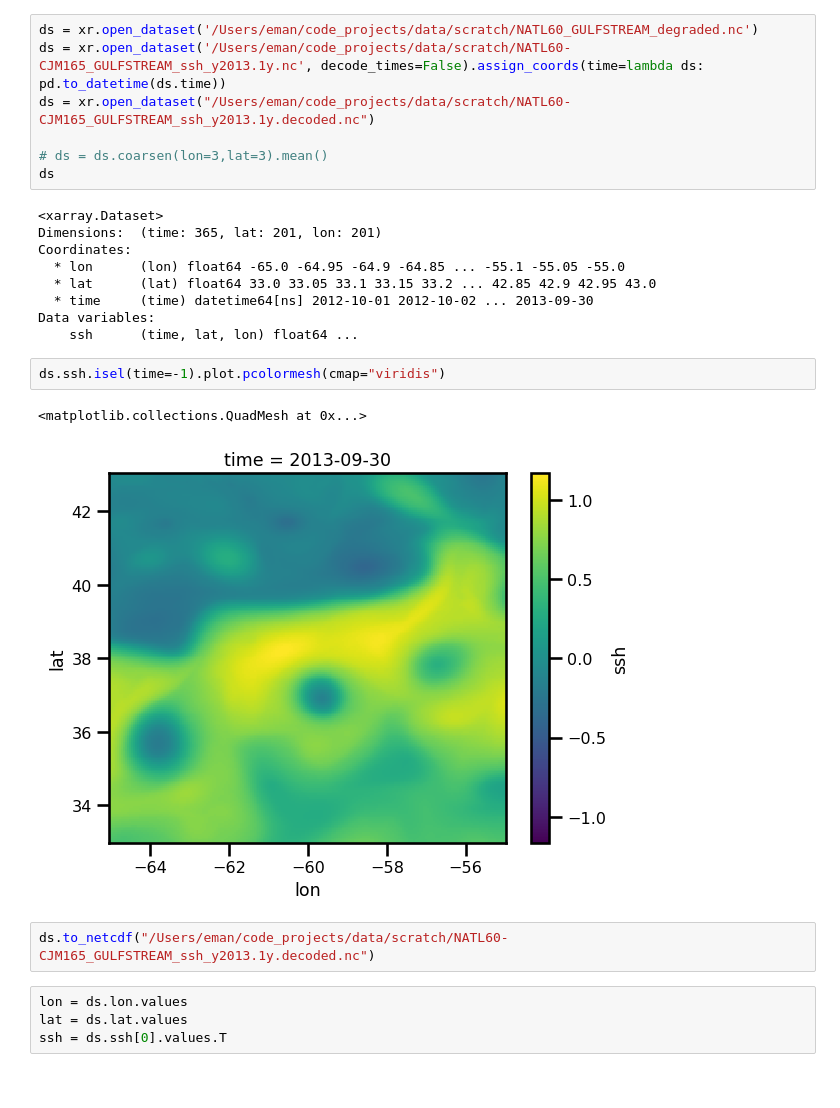
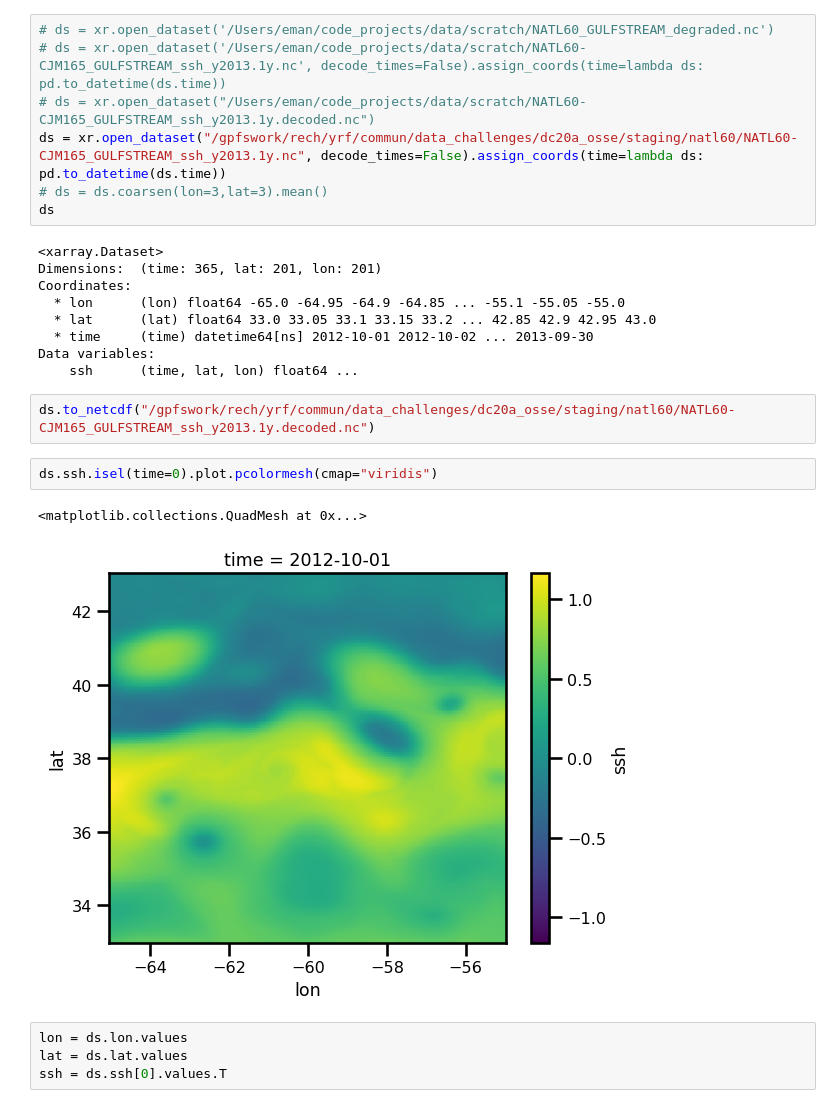
Before and after one commit to jejjohnson/jaxsw, a Jupyter notebook: notebooks/dev/eman/12_steps_2_NS/5.3_QG.ipynb, the cells around one changed output. Saved outputs shown, nothing was run; the diff lists cells and outputs as text.

```diff
--- a/notebooks/dev/eman/12_steps_2_NS/5.3_QG.ipynb
+++ b/notebooks/dev/eman/12_steps_2_NS/5.3_QG.ipynb
@@ -65,10 +65,10 @@ Source:
 # %% [markdown]
 ## Read input SSH
 # %%
-ds = xr.open_dataset('/Users/eman/code_projects/data/scratch/NATL60_GULFSTREAM_degraded.nc')
-ds = xr.open_dataset('/Users/eman/code_projects/data/scratch/NATL60-CJM165_GULFSTREAM_ssh_y2013.1y.nc', decode_times=False).assign_coords(time=lambda ds: pd.to_datetime(ds.time))
-ds = xr.open_dataset("/Users/eman/code_projects/data/scratch/NATL60-CJM165_GULFSTREAM_ssh_y2013.1y.decoded.nc")
-
+# ds = xr.open_dataset('/Users/eman/code_projects/data/scratch/NATL60_GULFSTREAM_degraded.nc')
+# ds = xr.open_dataset('/Users/eman/code_projects/data/scratch/NATL60-CJM165_GULFSTREAM_ssh_y2013.1y.nc', decode_times=False).assign_coords(time=lambda ds: pd.to_datetime(ds.time))
+# ds = xr.open_dataset("/Users/eman/code_projects/data/scratch/NATL60-CJM165_GULFSTREAM_ssh_y2013.1y.decoded.nc")
+ds = xr.open_dataset("/gpfswork/rech/yrf/commun/data_challenges/dc20a_osse/staging/natl60/NATL60-CJM165_GULFSTREAM_ssh_y2013.1y.nc", decode_times=False).assign_coords(time=lambda ds: pd.to_datetime(ds.time))
 # ds = ds.coarsen(lon=3,lat=3).mean()
 ds
 # %% [output]
@@ -80,13 +80,13 @@ Coordinates:
   * time     (time) datetime64[ns] 2012-10-01 2012-10-02 ... 2013-09-30
 Data variables:
     ssh      (time, lat, lon) float64 ...
+# %%
+ds.to_netcdf("/gpfswork/rech/yrf/commun/data_challenges/dc20a_osse/staging/natl60/NATL60-CJM165_GULFSTREAM_ssh_y2013.1y.decoded.nc")
 # %%
-ds.ssh.isel(time=-1).plot.pcolormesh(cmap="viridis")
+ds.ssh.isel(time=0).plot.pcolormesh(cmap="viridis")
 # %% [output]
 <matplotlib.collections.QuadMesh at 0x...>
-[figure, old version]
+[figure, new version]
-# %%
-ds.to_netcdf("/Users/eman/code_projects/data/scratch/NATL60-CJM165_GULFSTREAM_ssh_y2013.1y.decoded.nc")
 # %%
 lon = ds.lon.values
 lat = ds.lat.values
```
Also changed, not shown: parts of 7 cells of this notebook, 5 other files.
